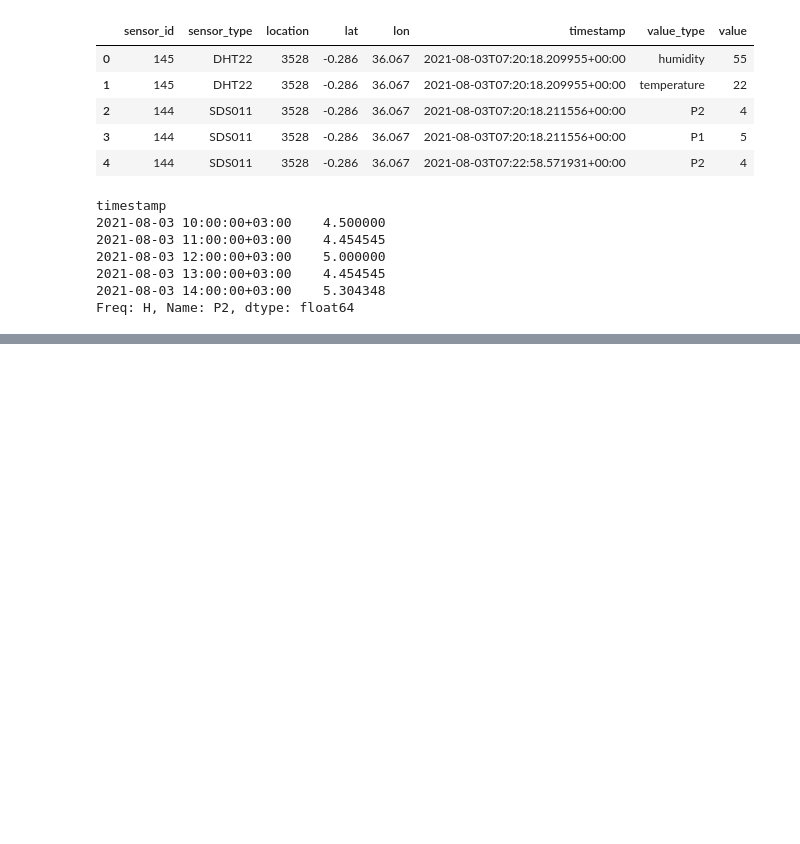
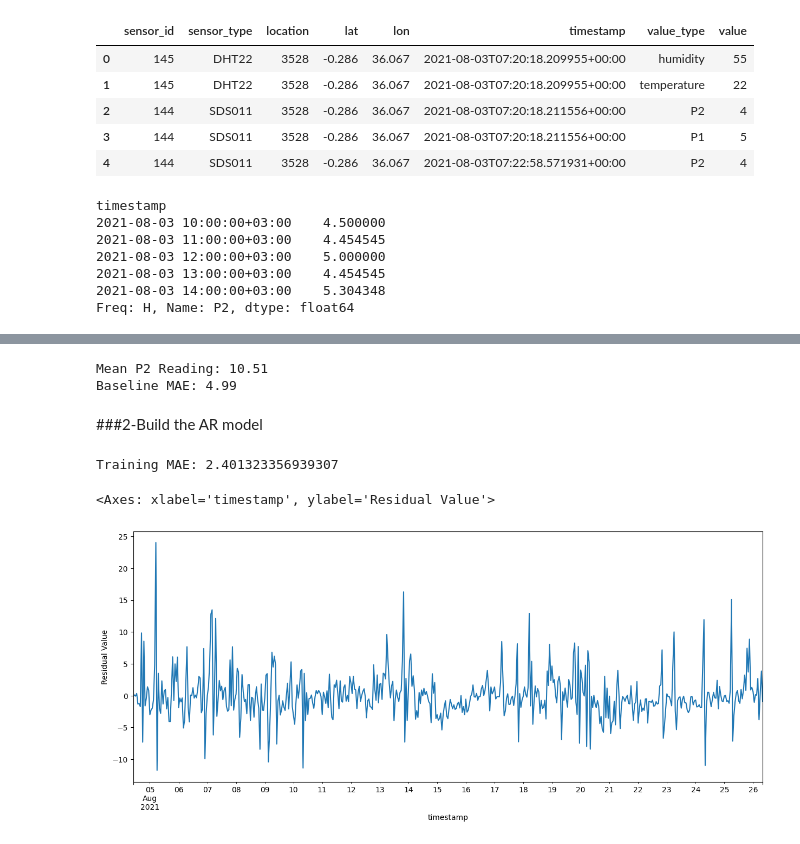
Before and after one commit to YDj-robot/Air-Quality-Archive-Nakuru-City-in-Kenya, a Jupyter notebook: Air_Quality_Nakuru_Autoregressive_Model.ipynb, the cells around one changed output, grey strips where cells are left out. Saved outputs shown, nothing was run; the diff lists cells and outputs as text; code cells hidden in the pictures; blank space fills up the shorter version.

```diff
--- a/Air_Quality_Nakuru_Autoregressive_Model.ipynb
+++ b/Air_Quality_Nakuru_Autoregressive_Model.ipynb
@@ -53,0 +89,30 @@ Freq: H, Name: P2, dtype: float64
+# %%
+y_train_mean = y_train.mean()
+y_pred_baseline = [y_train_mean] * len(y_train)
+mae_baseline = mean_absolute_error(y_train, y_pred_baseline)
+
+print("Mean P2 Reading:", round(y_train_mean, 2))
+print("Baseline MAE:", round(mae_baseline, 2))
+# %% [output]
+Mean P2 Reading: 10.51
+Baseline MAE: 4.99
+# %% [markdown]
+###2-Build the AR model
+# %%
+model = AutoReg(y_train, lags=24).fit()
+# %%
+#  calculate train mean absolute error
+y_pred = model.predict().dropna()
+training_mae = mean_absolute_error(y_train.iloc[24:], y_pred)
+print("Training MAE:", training_mae)
+# %% [output]
+Training MAE: 2.401323356939307
+# %%
+# calculate the residuals for the model and plot them.
+y_train_resid = model.resid
+# Time series plot
+fig, ax = plt.subplots(figsize=(15, 6))
+y_train_resid.plot(ylabel="Residual Value", ax=ax)
+# %% [output]
+<Axes: xlabel='timestamp', ylabel='Residual Value'>
+[figure, added]
```
Also changed, not shown: parts of 22 cells of this notebook.
